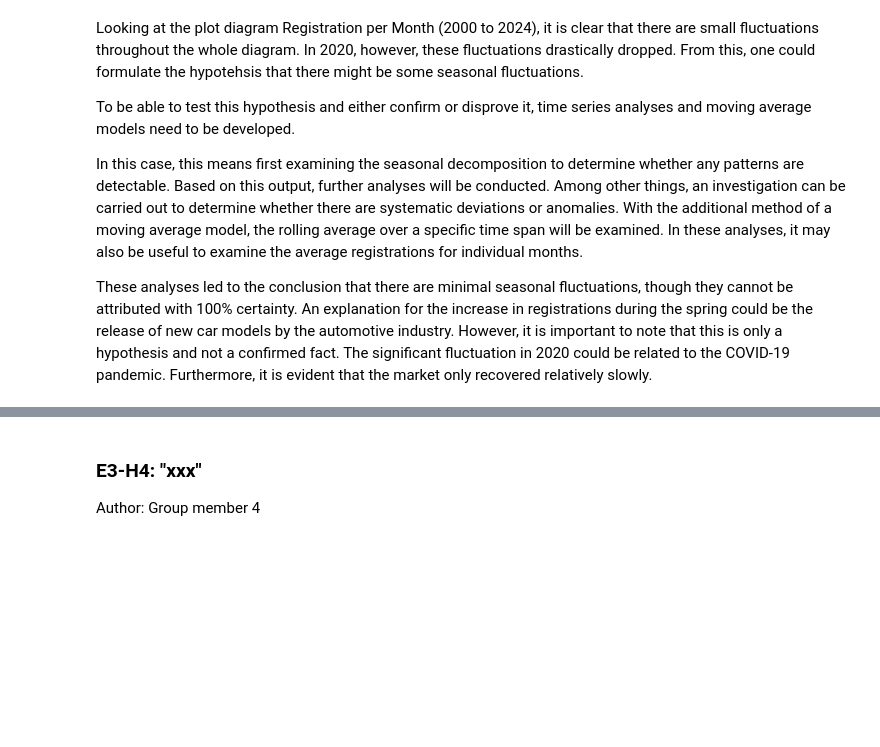
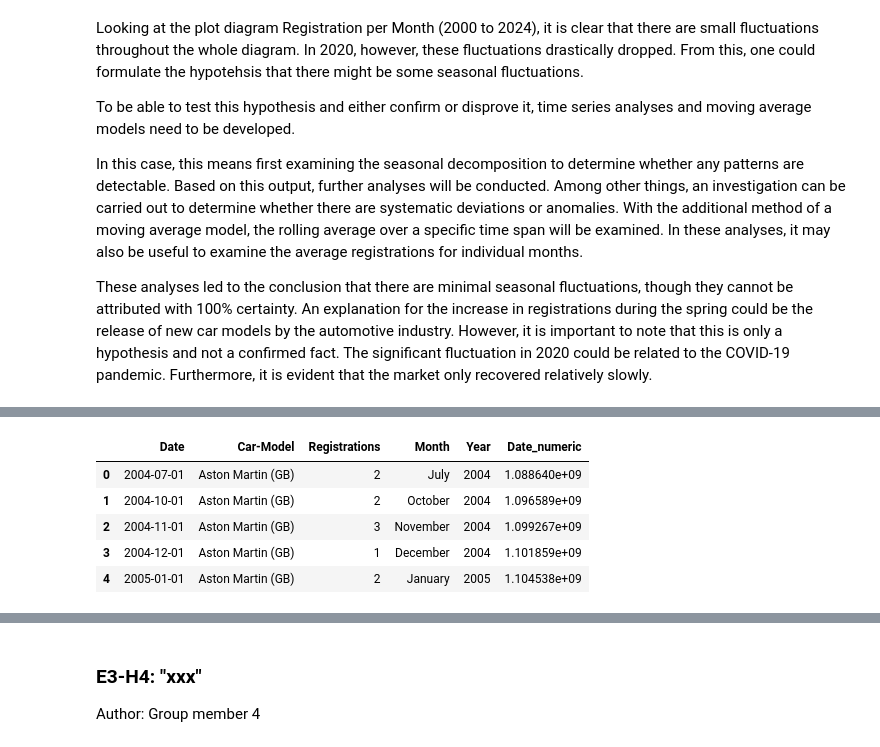
Before and after one commit to dannytheairish/fhtw-data-engineering, a Jupyter notebook: Pkw-Final.ipynb, the cells around one changed output, grey strips where cells are left out. Saved outputs shown, nothing was run; the diff lists cells and outputs as text; code cells hidden in the pictures; blank space fills up the shorter version.

```diff
--- a/Pkw-Final.ipynb
+++ b/Pkw-Final.ipynb
@@ -766,0 +873,38 @@ Author: Group member 3
+# %%
+# Define a list of luxury car manufacturers
+luxury_car_manufacturers = np.array([
+    "Aston Martin",
+    "Bentley",
+    "Bugatti",
+    "Ferrari",
+    "Jaguar",
+    "Koenigsegg",
+    "Lamborghini",
+    "Lucid",
+    "McLaren",
+    "Maserati",
+    "Maybach",
+    "Porsche",
+    "Rolls Royce",
+    "Wiesmann",
+])
+
+# Create a regex pattern by joining the luxury car manufacturers with '|'
+# This pattern will be used to match any car model that contains these brand names
+pattern = "|".join(luxury_car_manufacturers)
+
+# Filter the merged_data to keep only rows where "Car-Model" contains any of the luxury car brand names
+luxus_cars = merged_data[merged_data["Car-Model"].str.contains(pattern, regex=True)].copy()
+
+# Reset the index of the resulting DataFrame for clean row numbering
+luxus_cars.reset_index(inplace=True)
+
+# Display the first few rows of the resulting DataFrame
+luxus_cars.head()
+# %% [output]
+|  | Date | Car-Model | Registrations | Month | Year | Date_numeric |
+| 0 | 2004-07-01 | Aston Martin (GB) | 2 | July | 2004 | 1.088640e+09 |
+| 1 | 2004-10-01 | Aston Martin (GB) | 2 | October | 2004 | 1.096589e+09 |
+| 2 | 2004-11-01 | Aston Martin (GB) | 3 | November | 2004 | 1.099267e+09 |
+| 3 | 2004-12-01 | Aston Martin (GB) | 1 | December | 2004 | 1.101859e+09 |
+| 4 | 2005-01-01 | Aston Martin (GB) | 2 | January | 2005 | 1.104538e+09 |
```
Also changed, not shown: parts of 36 cells of this notebook, 1 other file.
